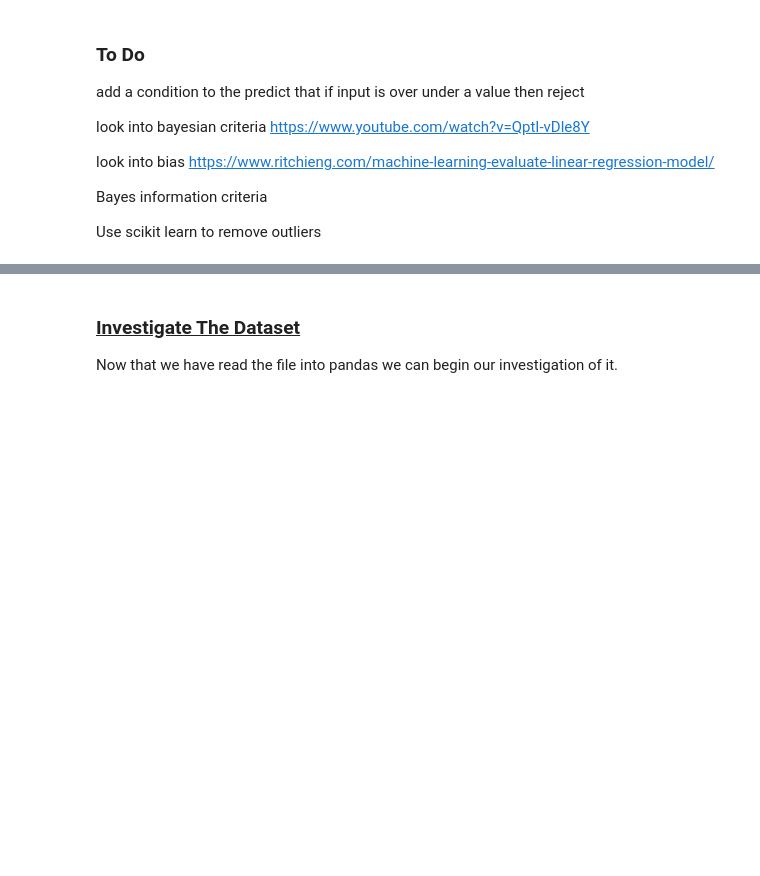
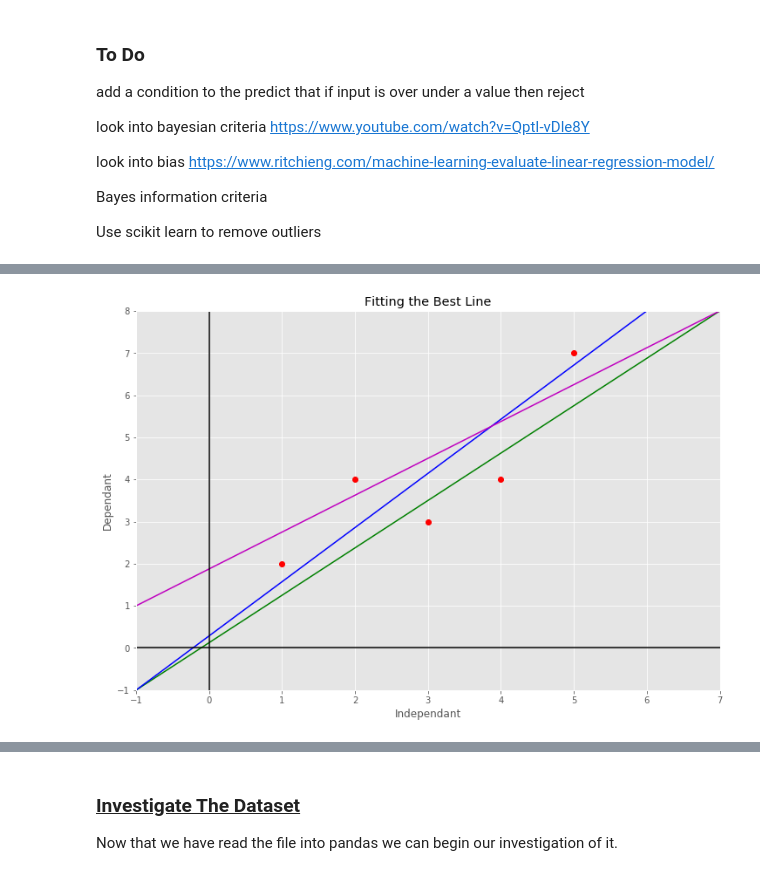
Before and after one commit to shaner1/FunDA_Project_2020, a Jupyter notebook: FunDA_Project_2020.ipynb, the cells around one changed output, grey strips where cells are left out. Cells and saved outputs as stored; diff of their text form; code cells hidden in the pictures; blank space fills up the shorter version.

```diff
--- a/FunDA_Project_2020.ipynb
+++ b/FunDA_Project_2020.ipynb
@@ -65,0 +65,17 @@ plt.style.use('ggplot')
+# %%
+x = np.arange(1,6)
+y = [2,4,3,4,7]
+plt.plot([-1,7],[-1,8],'g', label = 'Best Fit Line')
+plt.plot([-1,6],[-1,8],'b', label = 'Best Fit Line')
+plt.plot([-1,7],[1,8],'m', label = 'Best Fit Line')
+plt.plot([-1, 10], [0, 0], 'k-')
+plt.plot([0, 0], [-1, 10], 'k-')
+plt.plot(x, y, 'ro');
+plt.xlim([-1, 7])
+plt.ylim([-1, 8])
+plt.xlabel('Independant')
+plt.ylabel('Dependant')
+plt.title('Fitting the Best Line')
+plt.show()
+# %% [output]
+[figure, added]
```
Also changed, not shown: parts of 9 cells of this notebook.
